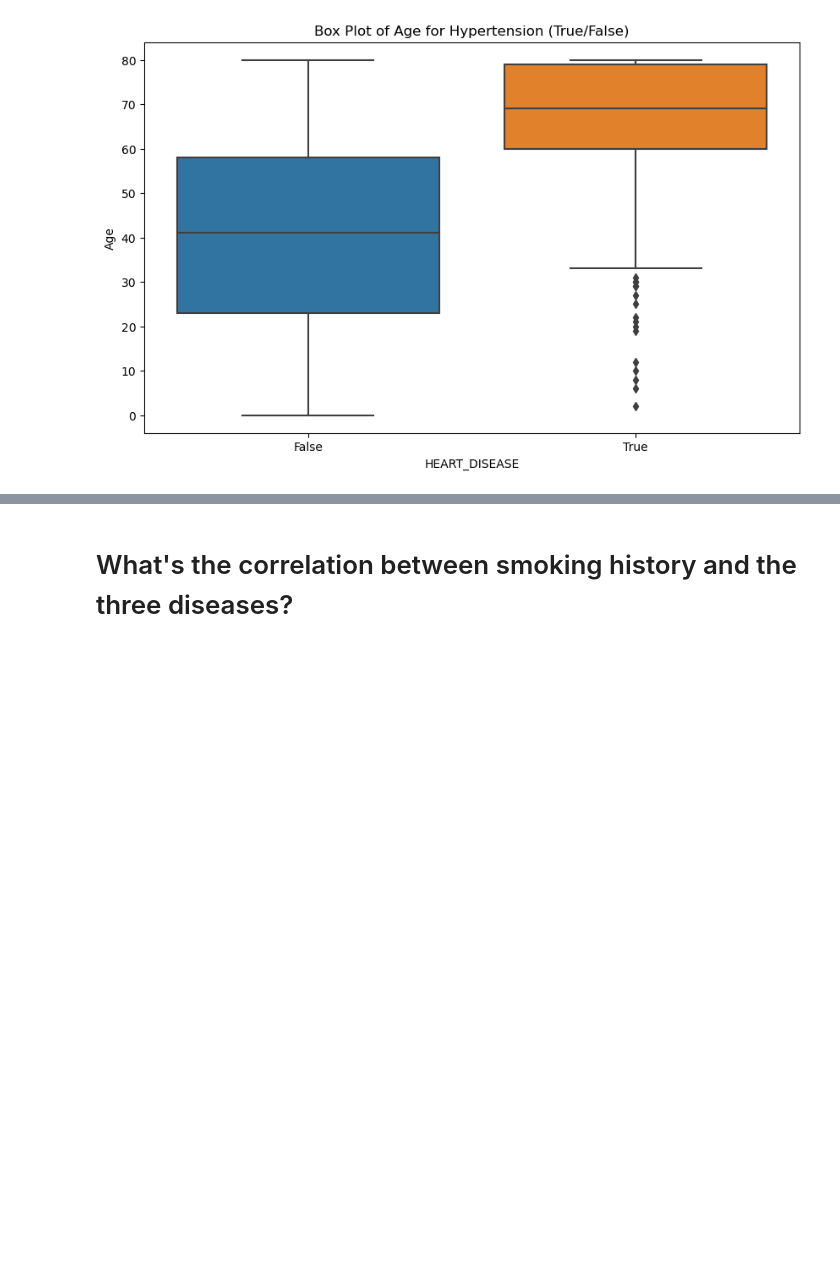
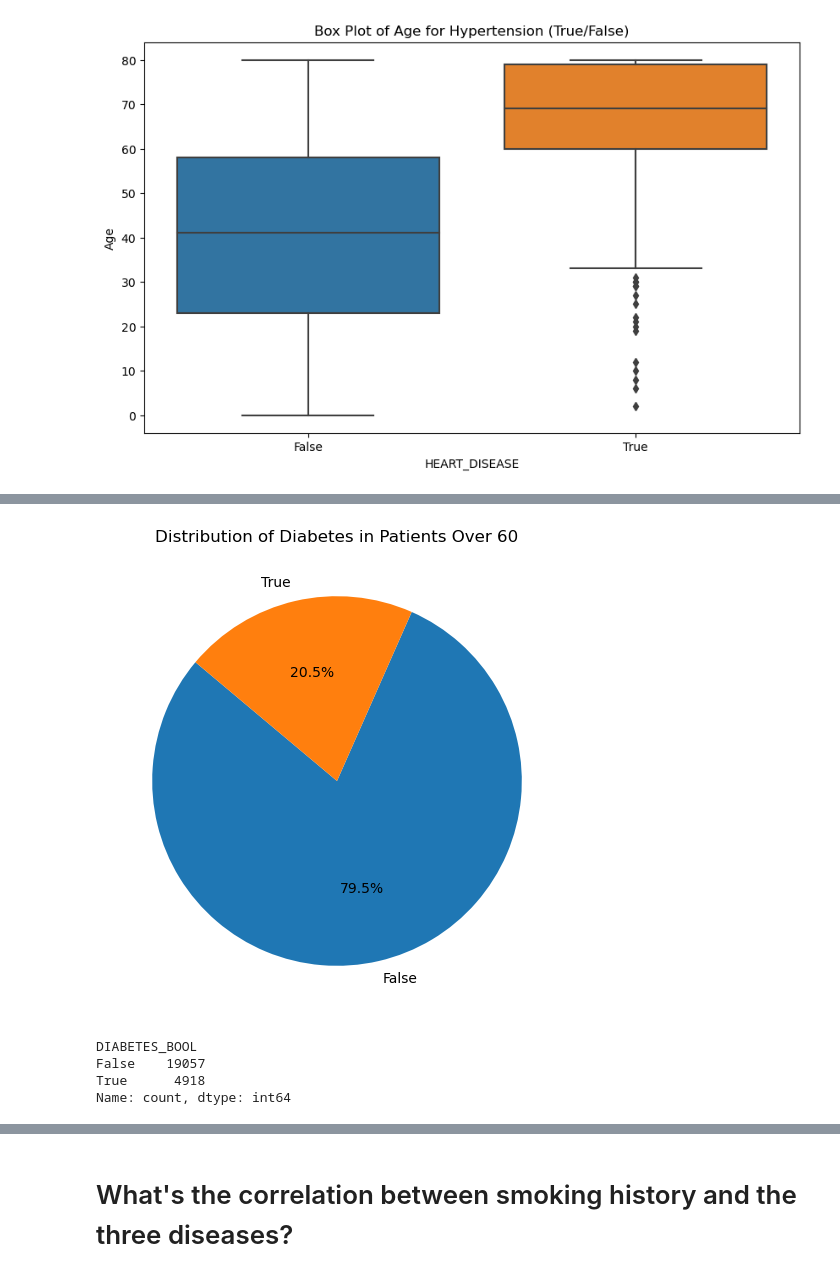
Before and after one commit to ktennant5378/Group-Project-1, a Jupyter notebook: PPP.ipynb, the cells around one changed output, grey strips where cells are left out. Drawn from its saved outputs; the diff is of its cells as text; code cells hidden in the pictures; blank space fills up the shorter version.

```diff
--- a/PPP.ipynb
+++ b/PPP.ipynb
@@ -104,0 +135,17 @@ plt.show()
+# %%
+# Distribution of diabetes in patients over 60
+diabetes_over_60 = over_60_df['DIABETES_BOOL'].value_counts()
+
+# Pie chart
+plt.figure(figsize=(10, 6))
+plt.pie(diabetes_over_60, labels=diabetes_over_60.index, autopct='%1.1f%%', startangle=140)
+plt.title('Distribution of Diabetes in Patients Over 60')
+plt.show()
+
+diabetes_over_60
+# %% [output]
+[figure, added]
+DIABETES_BOOL
+False    19057
+True      4918
+Name: count, dtype: int64
```
Also changed, not shown: parts of 13 cells of this notebook.
